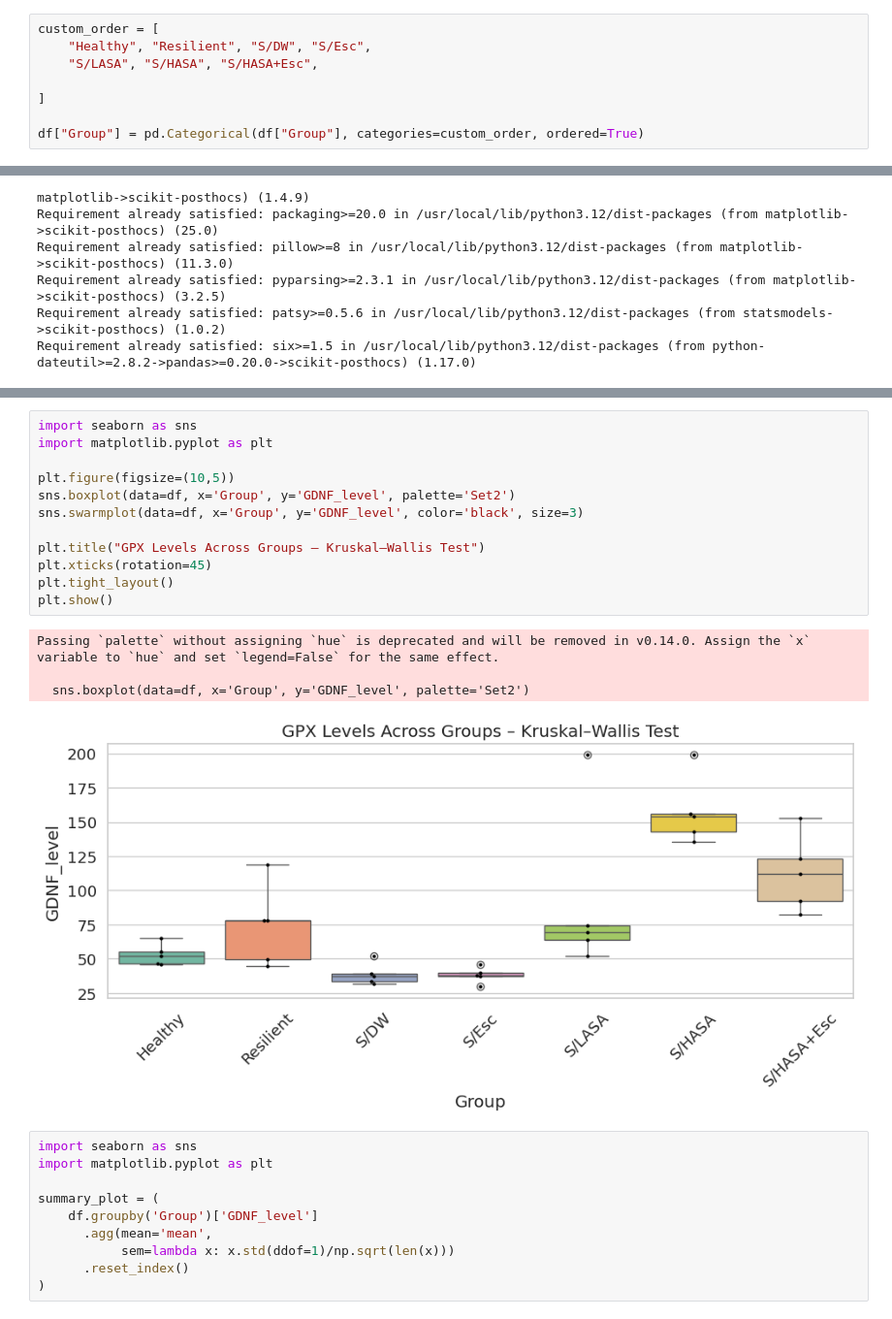
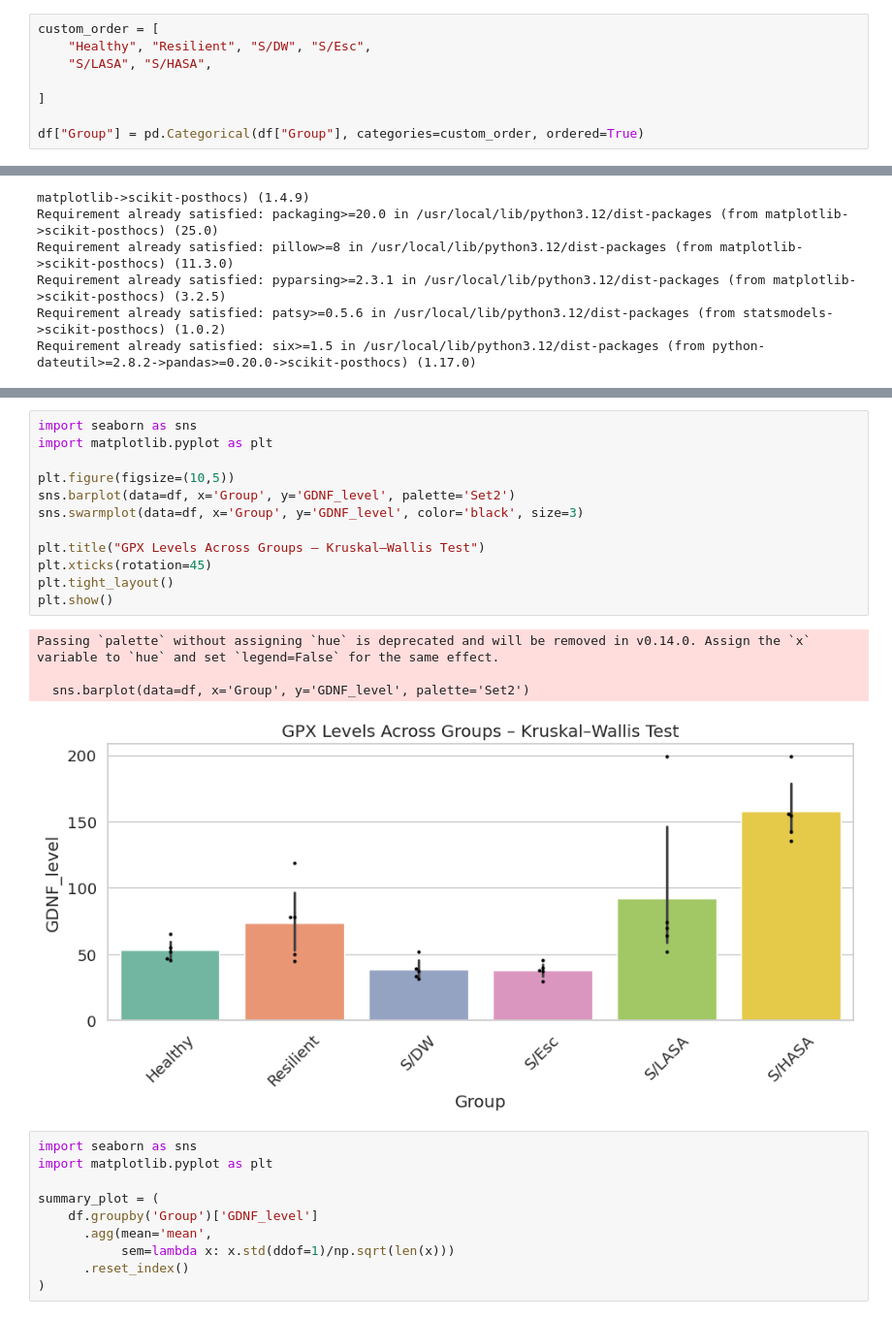
Before and after one commit to J-oyin/Dr.-Jimoh-Analysis, a Jupyter notebook: GDNF.ipynb, the cells around one changed output, grey strips where cells are left out. Shown: that part at 97% size. Saved outputs shown, nothing was run; the diff lists cells and outputs as text.

```diff
--- a/GDNF.ipynb
+++ b/GDNF.ipynb
@@ -21,7 +21,7 @@ df.head()
 # %%
 custom_order = [
     "Healthy", "Resilient", "S/DW", "S/Esc",
-    "S/LASA", "S/HASA", "S/HASA+Esc",
+    "S/LASA", "S/HASA",
 
 ]
 
@@ -122,20 +110,20 @@ S/HASA+Esc    1.000000
 # %%
 import seaborn as sns
 import matplotlib.pyplot as plt
 
 plt.figure(figsize=(10,5))
-sns.boxplot(data=df, x='Group', y='GDNF_level', palette='Set2')
+sns.barplot(data=df, x='Group', y='GDNF_level', palette='Set2')
 sns.swarmplot(data=df, x='Group', y='GDNF_level', color='black', size=3)
 
 plt.title("GPX Levels Across Groups – Kruskal–Wallis Test")
 plt.xticks(rotation=45)
 plt.tight_layout()
 plt.show()
 # %% [output]
 Passing `palette` without assigning `hue` is deprecated and will be removed in v0.14.0. Assign the `x` variable to `hue` and set `legend=False` for the same effect.
 
-  sns.boxplot(data=df, x='Group', y='GDNF_level', palette='Set2')
+  sns.barplot(data=df, x='Group', y='GDNF_level', palette='Set2')
-[figure, old version]
+[figure, new version]
 # %%
 import seaborn as sns
 import matplotlib.pyplot as plt
```
Also changed, not shown: parts of 10 cells of this notebook.
